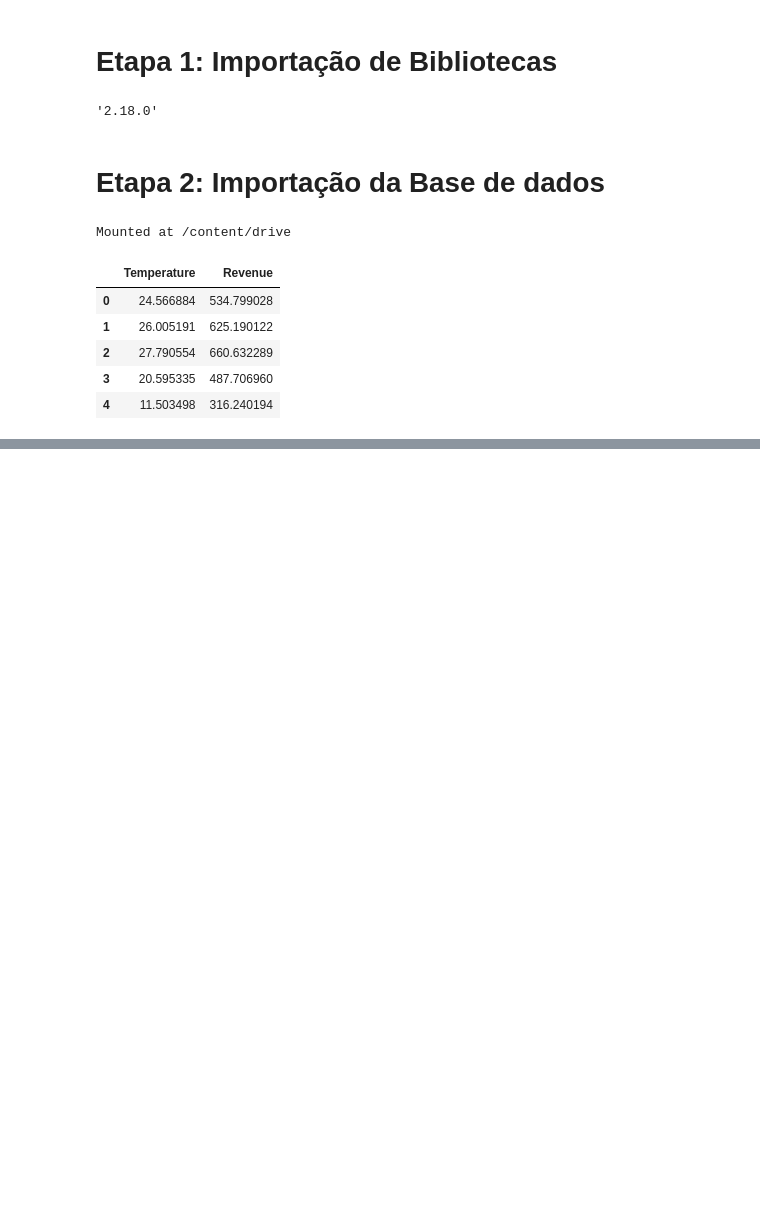
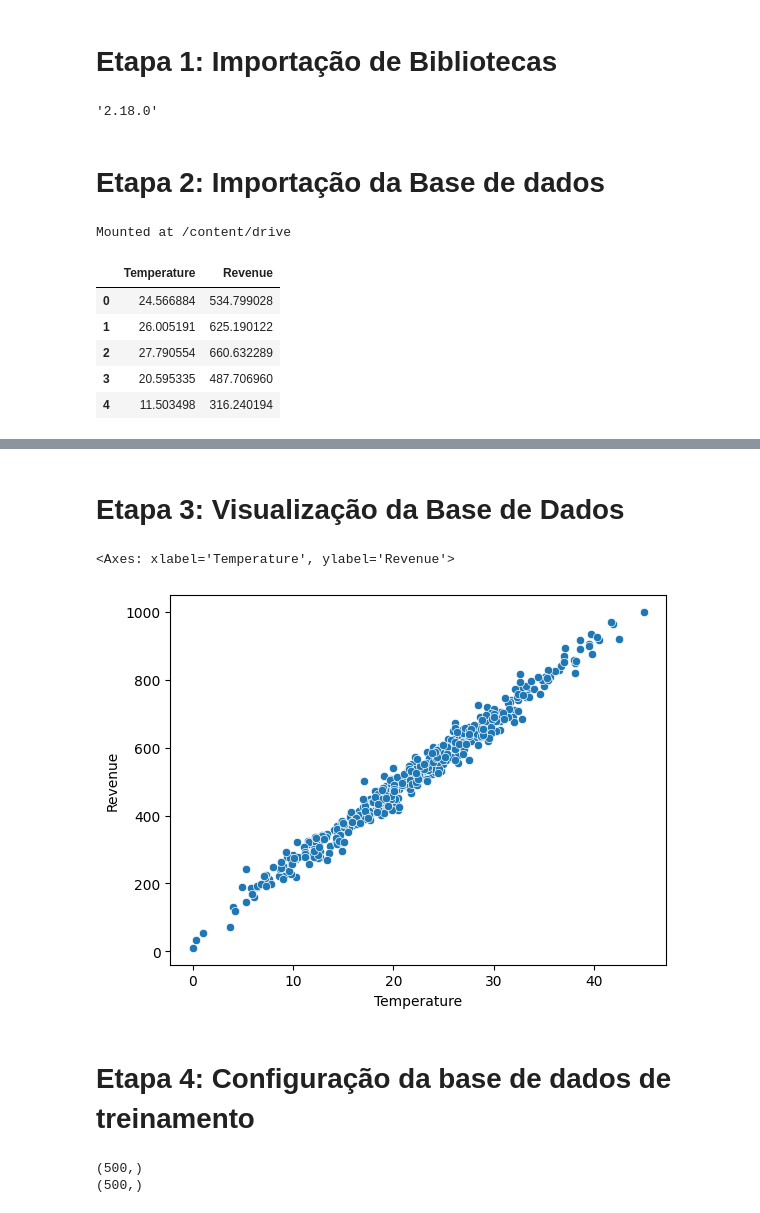
Before and after one commit to DuarteVn/profit_prediction, a Jupyter notebook: Previsão_de_Lucros.ipynb, the cells around one changed output, grey strips where cells are left out. Saved outputs shown, nothing was run; the diff lists cells and outputs as text; code cells hidden in the pictures; blank space fills up the shorter version.

Commit message:
Implementa etapa 3 para visualização da base de dados utilizando scatterplot(sns) e etapa 4 onde configura a base de dados de treinamento para em seguida construir o modelo

```diff
--- a/Previsão_de_Lucros.ipynb
+++ b/Previsão_de_Lucros.ipynb
@@ -39,0 +52,9 @@ profit_df.head()
+# %% [markdown]
+# Etapa 3: Visualização da Base de Dados
+# %%
+sns.scatterplot(x='Temperature', y='Revenue', data=profit_df)
+# %% [output]
+<Axes: xlabel='Temperature', ylabel='Revenue'>
+[figure, added]
+# %% [markdown]
+# Etapa 4: Configuração da base de dados de treinamento
@@ -39,0 +64,6 @@ profit_df.head()
+# %%
+print(x_train.shape)
+print(y_train.shape)
+# %% [output]
+(500,)
+(500,)
```
Also changed, not shown: parts of 2 cells of this notebook.
